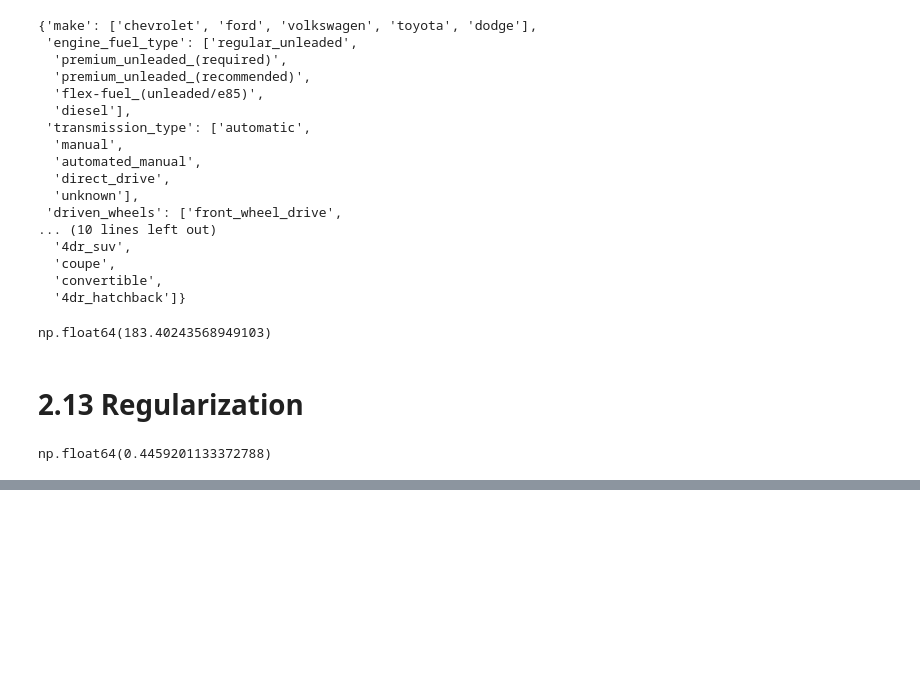
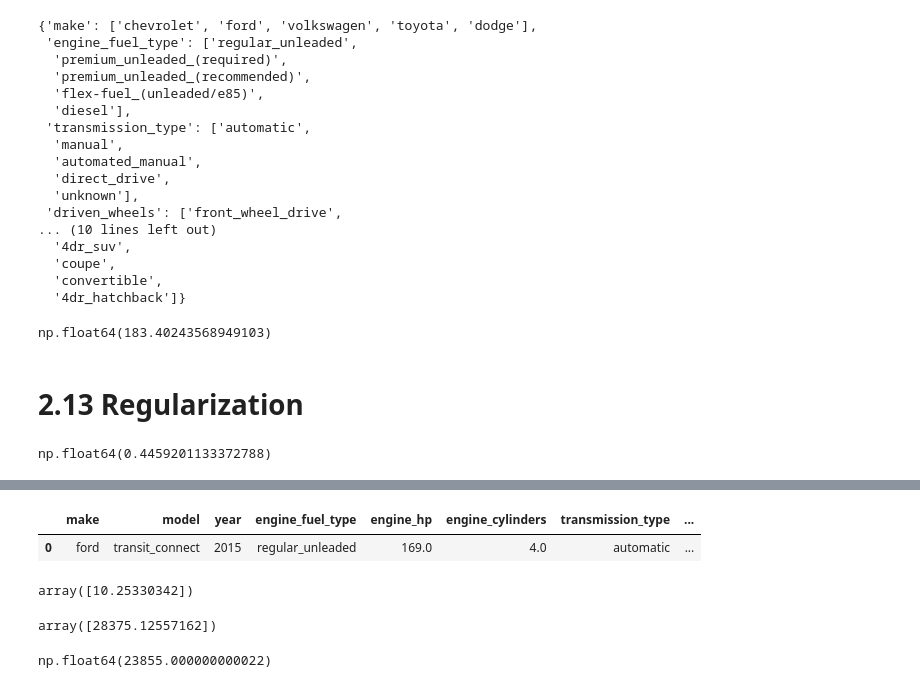
Before and after one commit to RaDilsara/ML-Zoomcamp, a Jupyter notebook: Car_price_prediction/Car_price_prediction.ipynb, the cells around one changed output, grey strips where cells are left out. Drawn from its saved outputs; the diff is of its cells as text; code cells hidden in the pictures; blank space fills up the shorter version.

```diff
--- a/Car_price_prediction/Car_price_prediction.ipynb
+++ b/Car_price_prediction/Car_price_prediction.ipynb
@@ -590,0 +648,3 @@ np.float64(0.4459201133372788)
+# %%
+car = def_test.iloc[25].to_dict()
+car
@@ -590,0 +667,20 @@ np.float64(0.4459201133372788)
+# %%
+df_small = pd.DataFrame([car])
+df_small
+# %% [output]
+|  | make | model | year | engine_fuel_type | engine_hp | engine_cylinders | transmission_type | ... |
+| 0 | ford | transit_connect | 2015 | regular_unleaded | 169.0 | 4.0 | automatic | ... |
+# %%
+X_small = prpair_X(df_small)
+y_pred = w0 + X_small.dot(w)
+y_pred
+# %% [output]
+array([10.25330342])
+# %%
+np.expm1(y_pred)
+# %% [output]
+array([28375.12557162])
+# %%
+np.expm1(y_test[25])
+# %% [output]
+np.float64(23855.000000000022)
```
Also changed, not shown: parts of 11 cells of this notebook.
